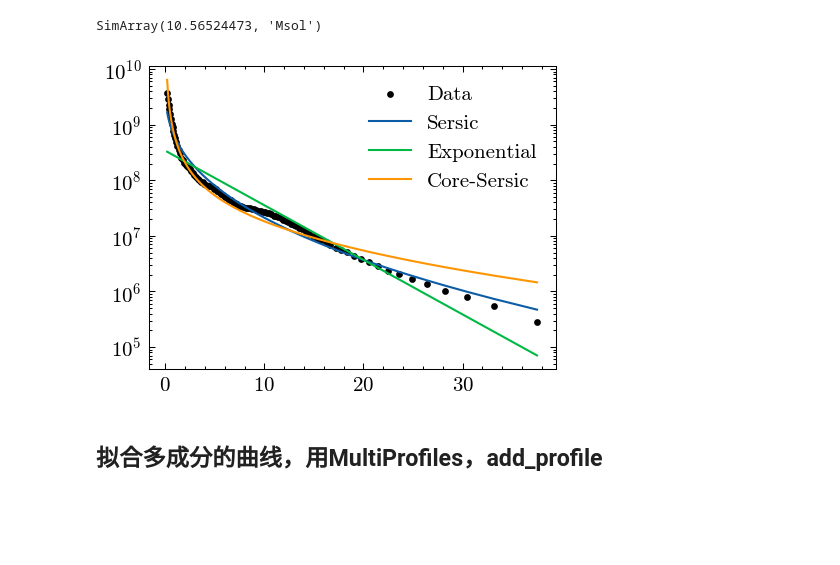
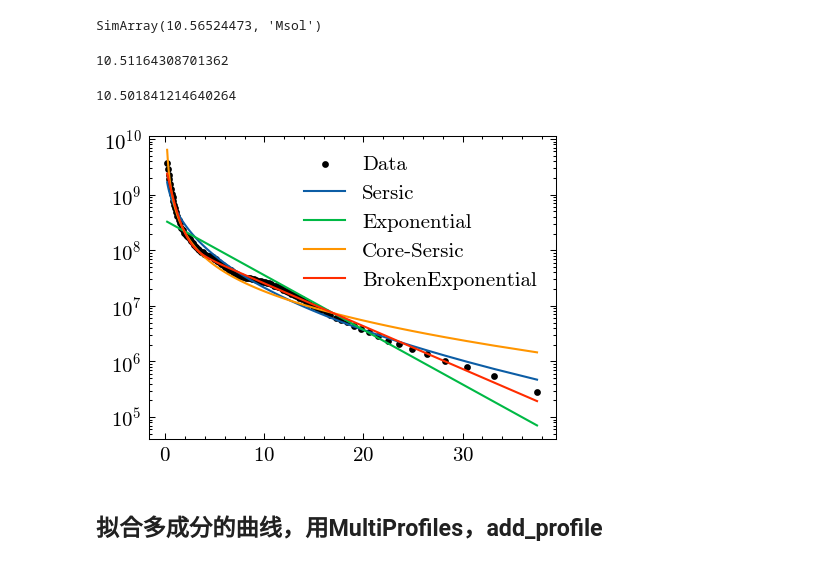
Before and after one commit to wx-ys/gal1d, a Jupyter notebook: example.ipynb, the cells around one changed output. Cells and saved outputs as stored; diff of their text form; code cells hidden in the pictures; blank space fills up the shorter version.

Commit message:
brokenExp, integrate

```diff
--- a/example.ipynb
+++ b/example.ipynb
@@ -177 +198,6 @@ I_0 340767669.3592946
 $$\Sigma(R) = \Sigma_0 \mathrm{exp}\{-\frac{R}{h}\}$$
+# %%
+bexp,jic =gal1d.BrokenExponentialProfile.fit(Rstar,denstar,use_analytical_jac=True)
+for i in bexp.keys():
+    print(i,bexp[i])
+#bexp.formular()
@@ -189,16 +221,26 @@ np.log10(exp.total_mass())
 np.log10(sub.s['mass'].sum())
 # %% [output]
 SimArray(10.56524473, 'Msol')
+# %%
+np.log10(bexp.enclosed_mass(20))
+# %% [output]
+10.51164308701362
+# %%
+np.log10(cor.enclosed_mass(20))
+# %% [output]
+10.501841214640264
 # %%
+
 plt.figure(dpi=150)
 plt.scatter(Rstar,denstar,label='Data',c='k',s=5)
 plt.plot(Rstar,ser(Rstar),label='Sersic')
 plt.plot(Rstar,exp(Rstar),label='Exponential')
 plt.plot(Rstar,cor(Rstar),label='Core-Sersic')
+plt.plot(Rstar,bexp(Rstar),label='BrokenExponential')
 plt.legend()
 plt.yscale('log')
 # %% [output]
-[figure, old version]
+[figure, new version]
 # %% [markdown]
 ## 拟合多成分的曲线，用MultiProfiles，add_profile
 # %%
```
Also changed, not shown: parts of 28 cells of this notebook, 5 other files.
